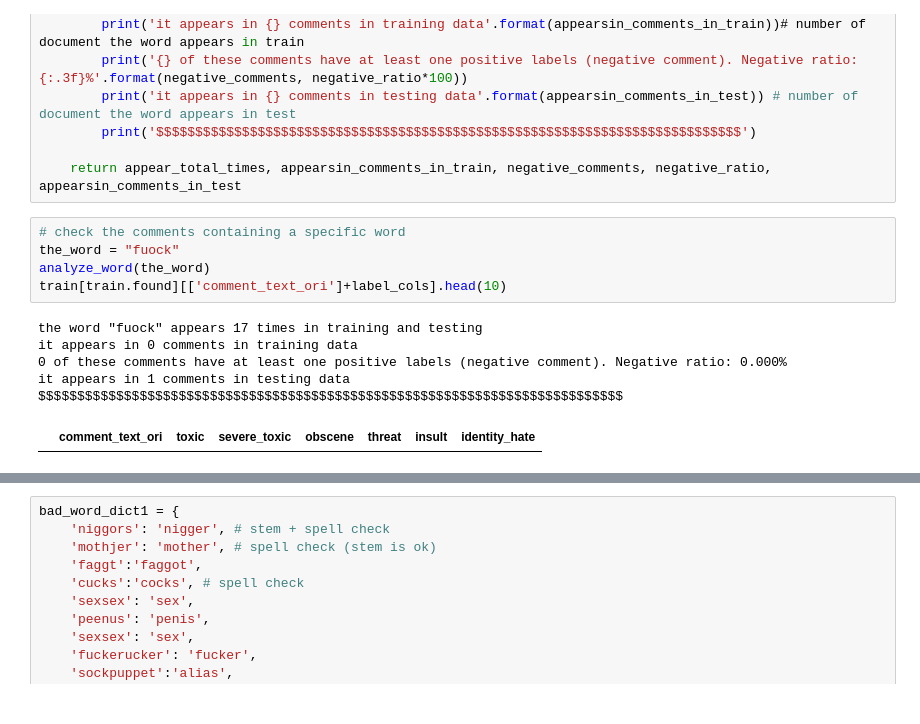
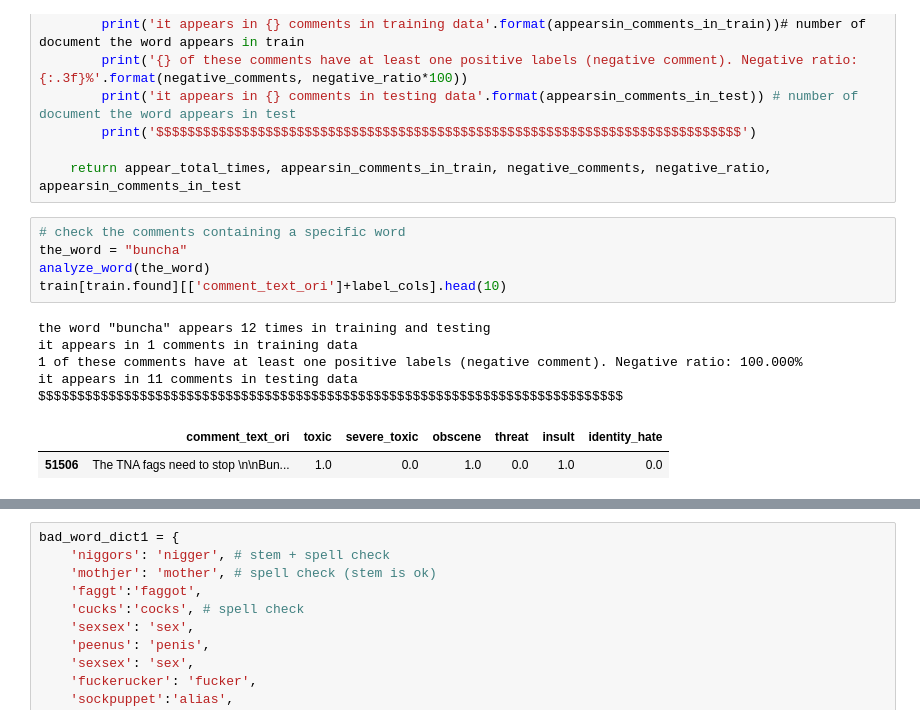
Before and after one commit to wluo-personal/Kaggle, a Jupyter notebook: toxic/sc/stacking/spell_checking_analysis_only.ipynb, the cells around one changed output, grey strips where cells are left out. Drawn from its saved outputs; the diff is of its cells as text.

```diff
--- a/toxic/sc/stacking/spell_checking_analysis_only.ipynb
+++ b/toxic/sc/stacking/spell_checking_analysis_only.ipynb
@@ -91,16 +91,17 @@ def analyze_word(the_word, verbose=True):
     return appear_total_times, appearsin_comments_in_train, negative_comments, negative_ratio, appearsin_comments_in_test
 # %%
 # check the comments containing a specific word
-the_word = "fuock"
+the_word = "buncha"
 analyze_word(the_word)
 train[train.found][['comment_text_ori']+label_cols].head(10)
 # %% [output]
-the word "fuock" appears 17 times in training and testing
-it appears in 0 comments in training data
-0 of these comments have at least one positive labels (negative comment). Negative ratio: 0.000%
-it appears in 1 comments in testing data
+the word "buncha" appears 12 times in training and testing
+it appears in 1 comments in training data
+1 of these comments have at least one positive labels (negative comment). Negative ratio: 100.000%
+it appears in 11 comments in testing data
 $$$$$$$$$$$$$$$$$$$$$$$$$$$$$$$$$$$$$$$$$$$$$$$$$$$$$$$$$$$$$$$$$$$$$$$$$$$
 |  | comment_text_ori | toxic | severe_toxic | obscene | threat | insult | identity_hate |
+| 51506 | The TNA fags need to stop \n\nBun... | 1.0 | 0.0 | 1.0 | 0.0 | 1.0 | 0.0 |
 # %%
 test[test.found][['comment_text','comment_text_cleaned','comment_text_ori']].head(10)
 # %% [output]
```
Also changed, not shown: parts of 12 cells of this notebook, 11 other files.
